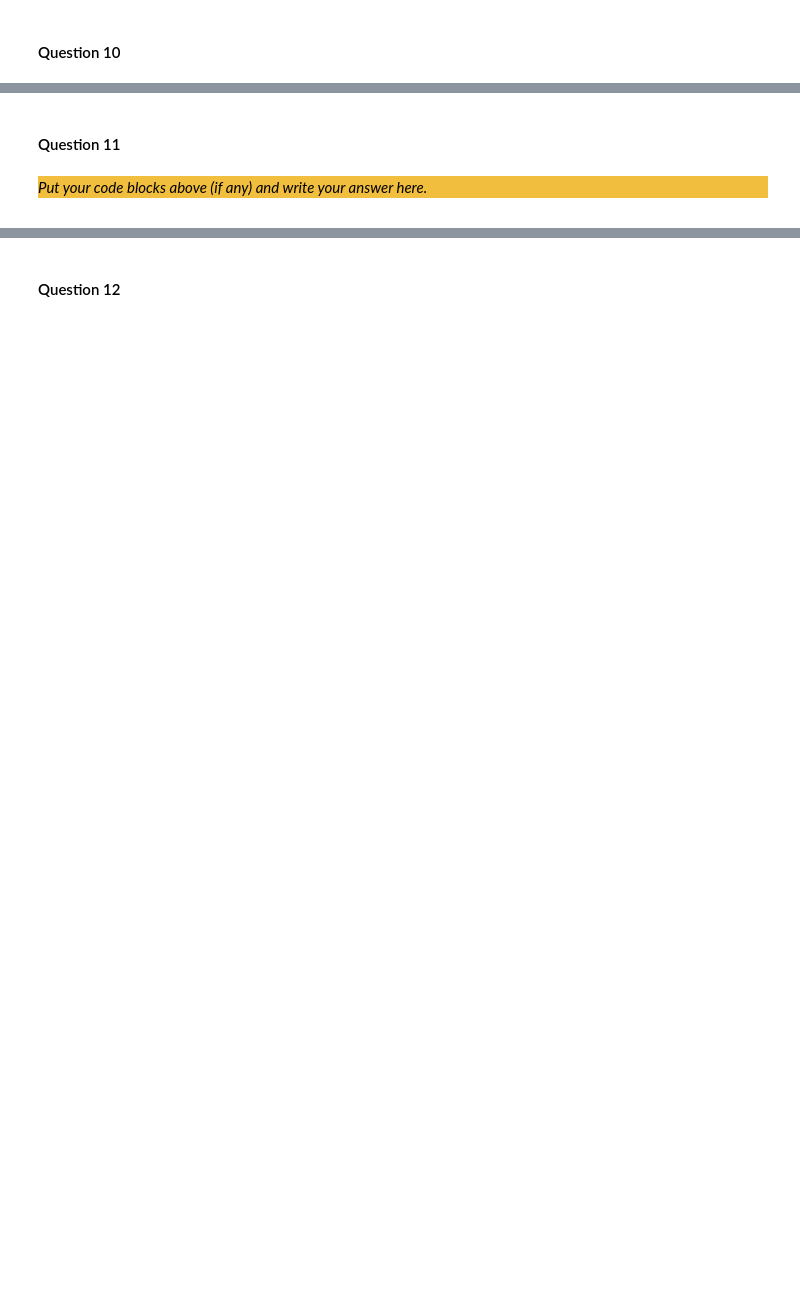
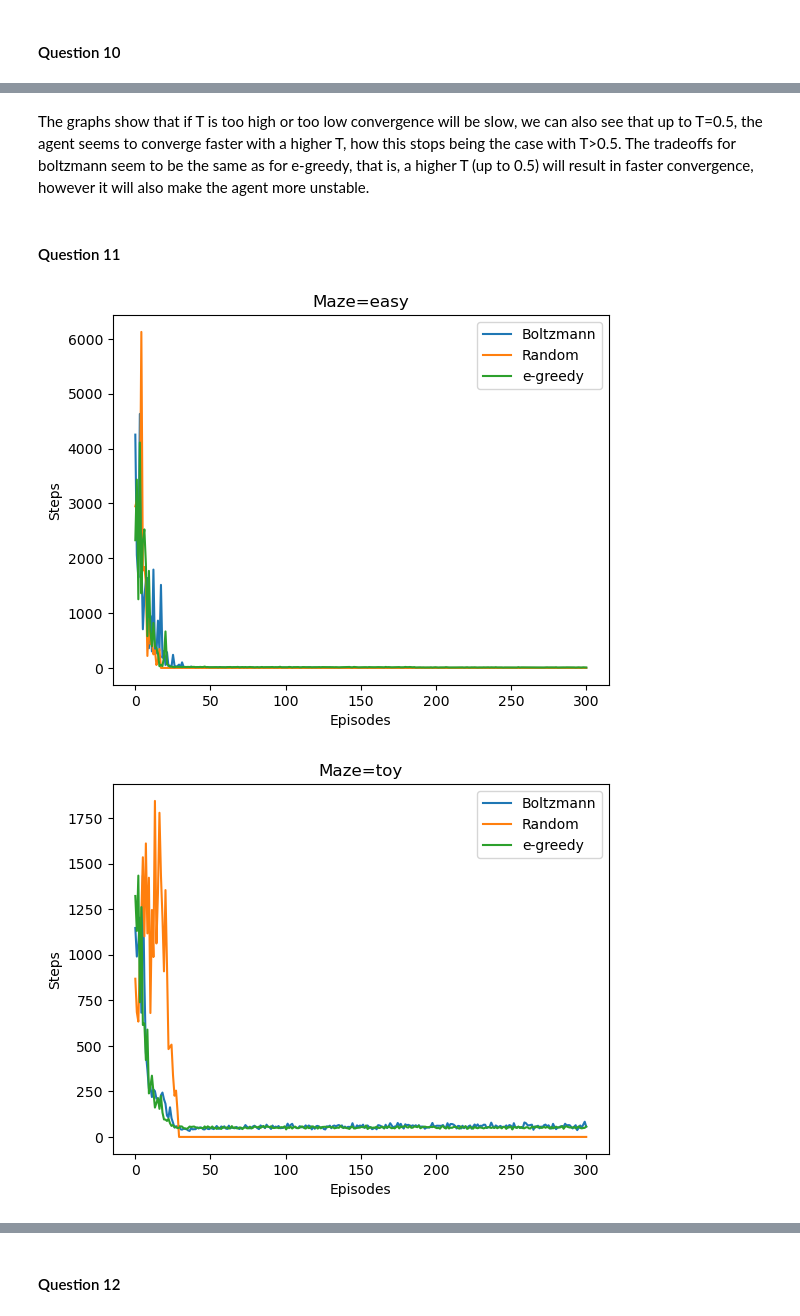
Before and after one commit to Eliminator1357/CI-RL, a Jupyter notebook: src/Main.ipynb, the cells around one changed output, grey strips where cells are left out. Saved outputs shown, nothing was run; the diff lists cells and outputs as text; code cells hidden in the pictures; blank space fills up the shorter version.

```diff
--- a/src/Main.ipynb
+++ b/src/Main.ipynb
@@ -468,6 +589,4 @@ _Put your code blocks above (if any) and write your answer here._
+# %% [markdown]
+The graphs show that if T is too high or too low convergence will be slow, we can also see that up to T=0.5, the agent seems to converge faster with a higher T, how this stops being the case with T>0.5. The tradeoffs for boltzmann seem to be the same as for e-greedy, that is, a higher T (up to 0.5) will result in faster convergence, however it will also make the agent more unstable.
 # %% [markdown]
 #### Question 11
-# %% [markdown]
-<div style="background-color:#f1be3e">
-
-_Put your code blocks above (if any) and write your answer here._
@@ -473,0 +629,30 @@ _Put your code blocks above (if any) and write your answer here._
+# %%
+for i in range(len(possMazes)):
+    mzString = "./../data/" + possMazes[i] + "_maze.txt"
+    curMaze = Maze(file_path=mzString)
+    curMaze.set_reward(x=9, y=9, reward=10)
+    curMaze.set_terminal(x=9, y=9)
+    runs0 = []
+    runs1 = []
+    runs2 = []
+    for j in range(10):
+        spc, _, _ = qLearnHPBolt(curMaze, 0.7, 0.9, 0.5)
+        runs0.append(spc)
+        spc2, _, _ = qLearnHPRand(curMaze, 0.7, 0.9, 0)
+        runs1.append(spc2)
+        spc3, _, _ = qLearnHP(curMaze, 0.7, 0.9, 0.5)
+        runs2.append(spc3)
+    avg, std = np.mean(runs0, axis=0), np.std(runs0, axis = 0)
+    avg2, std2 = np.mean(runs1, axis=0), np.std(runs1, axis = 0)
+    avg3, std3 = np.mean(runs2, axis=0), np.std(runs2, axis = 0)
+    plt.xlabel("Episodes")
+    plt.ylabel("Steps")
+    plt.title("Maze=" + possMazes[i])
+    plt.plot(np.linspace(0, n_episodes, n_episodes), avg, label="Boltzmann")
+    plt.plot(np.linspace(0, n_episodes, n_episodes), avg2, label="Random")
+    plt.plot(np.linspace(0, n_episodes, n_episodes), avg3, label="e-greedy")
+    plt.legend()
+    plt.show()
+# %% [output]
+[figure, added]
+[figure, added]
```
Also changed, not shown: parts of 19 cells of this notebook.
